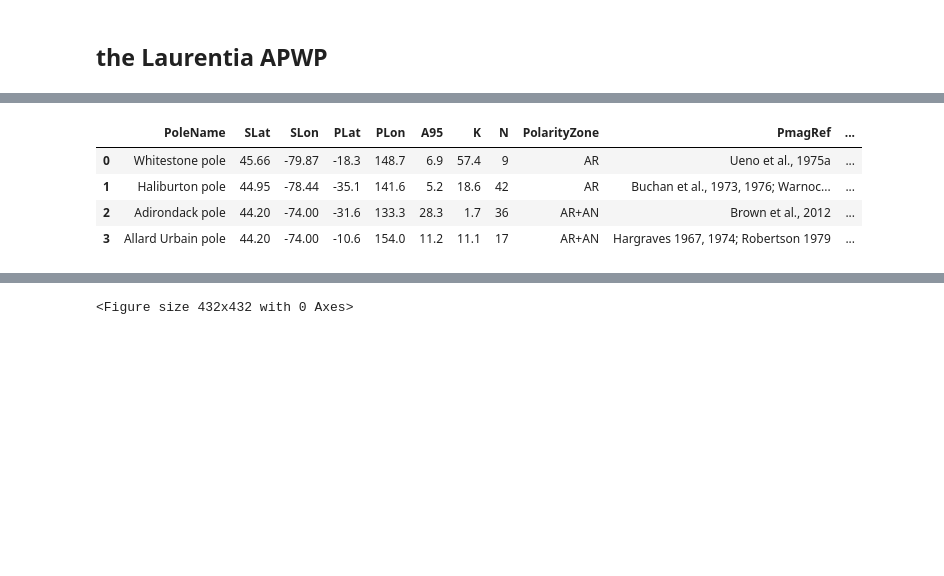
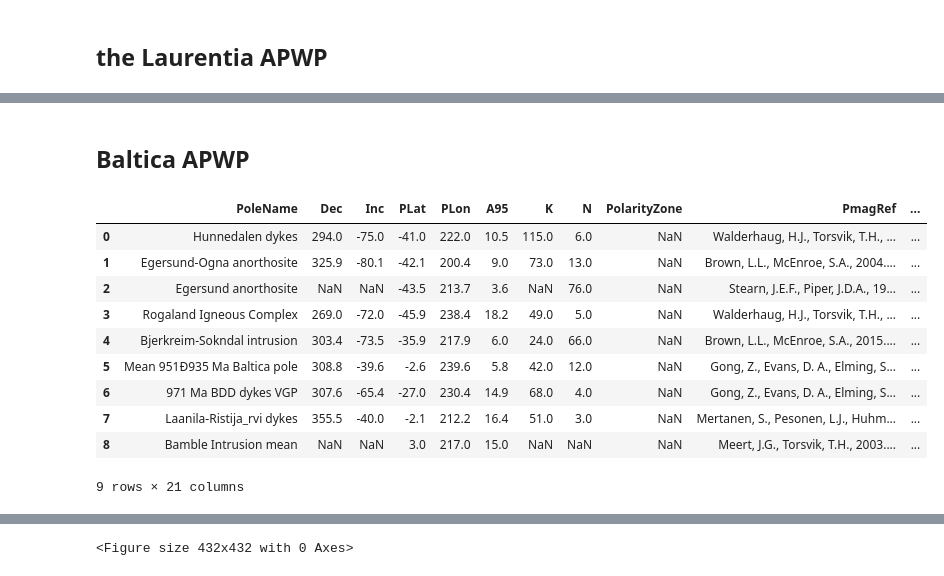
Before and after one commit to Swanson-Hysell-Group/Grenville_seminar, a Jupyter notebook: code/Grenville_Loop.ipynb, the cells around one changed output, grey strips where cells are left out. Drawn from its saved outputs; the diff is of its cells as text; code cells hidden in the pictures; blank space fills up the shorter version.

```diff
--- a/code/Haliburton_pmag_Yiming.ipynb
+++ b/code/Grenville_Loop.ipynb
@@ -48,9 +83,0 @@ poles
-# %%
-Grenville_poles = pd.read_csv('code_output/pole_means.csv')
-Grenville_poles
-# %% [output]
-|  | PoleName | SLat | SLon | PLat | PLon | A95 | K | N | PolarityZone | PmagRef | ... |
-| 0 | Whitestone pole | 45.66 | -79.87 | -18.3 | 148.7 | 6.9 | 57.4 | 9 | AR | Ueno et al., 1975a | ... |
-| 1 | Haliburton pole | 44.95 | -78.44 | -35.1 | 141.6 | 5.2 | 18.6 | 42 | AR | Buchan et al., 1973, 1976; Warnoc... | ... |
-| 2 | Adirondack pole | 44.20 | -74.00 | -31.6 | 133.3 | 28.3 | 1.7 | 36 | AR+AN | Brown et al., 2012 | ... |
-| 3 | Allard Urbain pole | 44.20 | -74.00 | -10.6 | 154.0 | 11.2 | 11.1 | 17 | AR+AN | Hargraves 1967, 1974; Robertson 1979 | ... |
@@ -56,0 +90,22 @@ Grenville_poles
+# %% [markdown]
+## Baltica APWP
+# %%
+Baltica_poles = pd.read_csv('../data/Baltica_poles/Baltica_poles.csv', encoding='iso-8859-1')
+# Baltica_poles['A95'] = Baltica_poles['A95'].fillna(0)
+Baltica_poles['Laurentia_PLon'] = [rotate([Baltica_poles['PLon'][i], Baltica_poles['PLat'][i]],
+                                          [95.7, 75.8], -59.2)[0] for i in range(Baltica_poles.shape[0])]
+Baltica_poles['Laurentia_PLat'] = [rotate([Baltica_poles['PLon'][i], Baltica_poles['PLat'][i]],
+                                          [95.7, 75.8], -59.2)[1] for i in range(Baltica_poles.shape[0])]
+Baltica_poles
+# %% [output]
+|  | PoleName | Dec | Inc | PLat | PLon | A95 | K | N | PolarityZone | PmagRef | ... |
+| 0 | Hunnedalen dykes | 294.0 | -75.0 | -41.0 | 222.0 | 10.5 | 115.0 | 6.0 | NaN | Walderhaug, H.J., Torsvik, T.H., ... | ... |
+| 1 | Egersund-Ogna anorthosite | 325.9 | -80.1 | -42.1 | 200.4 | 9.0 | 73.0 | 13.0 | NaN | Brown, L.L., McEnroe, S.A., 2004.... | ... |
+| 2 | Egersund anorthosite | NaN | NaN | -43.5 | 213.7 | 3.6 | NaN | 76.0 | NaN | Stearn, J.E.F., Piper, J.D.A., 19... | ... |
+| 3 | Rogaland Igneous Complex | 269.0 | -72.0 | -45.9 | 238.4 | 18.2 | 49.0 | 5.0 | NaN | Walderhaug, H.J., Torsvik, T.H., ... | ... |
+| 4 | Bjerkreim-Sokndal intrusion | 303.4 | -73.5 | -35.9 | 217.9 | 6.0 | 24.0 | 66.0 | NaN | Brown, L.L., McEnroe, S.A., 2015.... | ... |
+| 5 | Mean 951Ð935 Ma Baltica pole | 308.8 | -39.6 | -2.6 | 239.6 | 5.8 | 42.0 | 12.0 | NaN | Gong, Z., Evans, D. A., Elming, S... | ... |
+| 6 | 971 Ma BDD dykes VGP | 307.6 | -65.4 | -27.0 | 230.4 | 14.9 | 68.0 | 4.0 | NaN | Gong, Z., Evans, D. A., Elming, S... | ... |
+| 7 | Laanila-Ristija_rvi dykes | 355.5 | -40.0 | -2.1 | 212.2 | 16.4 | 51.0 | 3.0 | NaN | Mertanen, S., Pesonen, L.J., Huhm... | ... |
+| 8 | Bamble Intrusion mean | NaN | NaN | 3.0 | 217.0 | 15.0 | NaN | NaN | NaN | Meert, J.G., Torsvik, T.H., 2003.... | ... |
+9 rows × 21 columns
```
Also changed, not shown: parts of 5 cells of this notebook, 1 other file.
